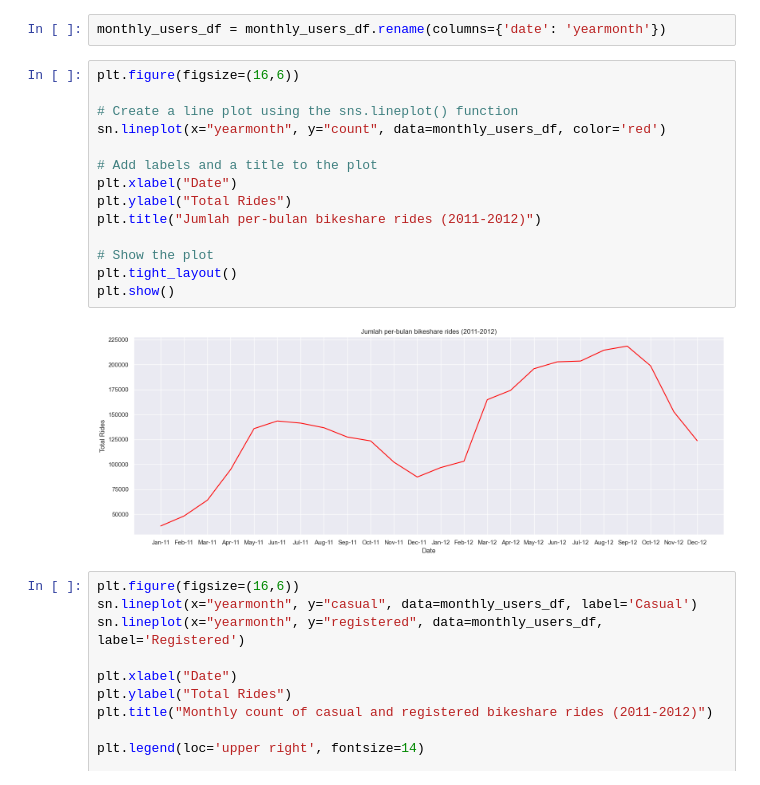
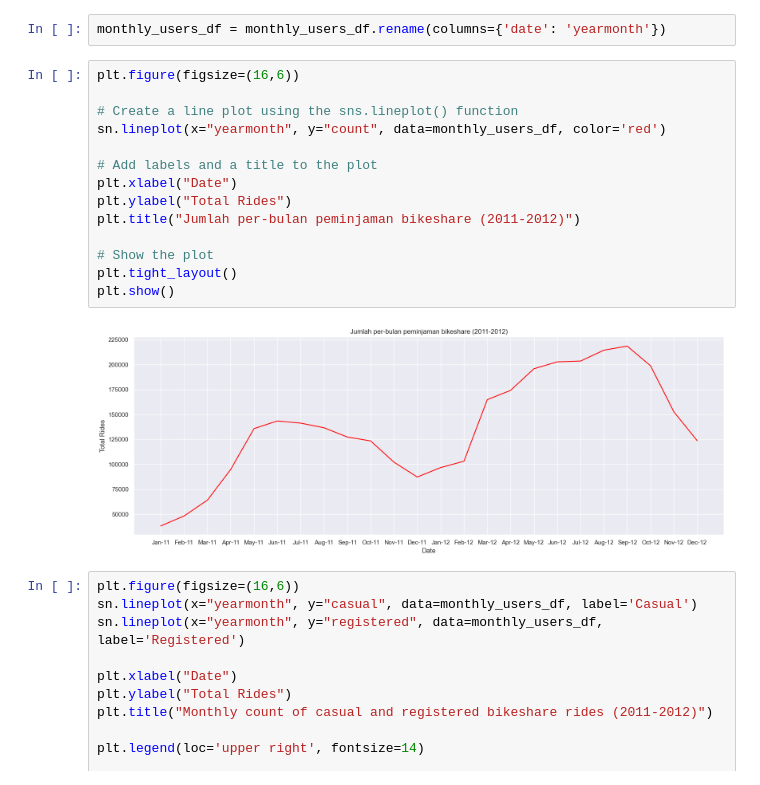
Before and after one commit to RendyAdiyana/Bike-Sharing, a Jupyter notebook: Bike_Sharing_Data Analysis.ipynb, the cells around one changed output. Drawn from its saved outputs; the diff is of its cells as text.

```diff
--- a/Bike_Sharing_Data Analysis.ipynb
+++ b/Bike_Sharing_Data Analysis.ipynb
@@ -932,19 +932,19 @@ monthly_users_df = monthly_users_df.rename(columns={'date': 'yearmonth'})
 # %%
 plt.figure(figsize=(16,6))
 
 # Create a line plot using the sns.lineplot() function
 sn.lineplot(x="yearmonth", y="count", data=monthly_users_df, color='red')
 
 # Add labels and a title to the plot
 plt.xlabel("Date")
 plt.ylabel("Total Rides")
-plt.title("Jumlah per-bulan bikeshare rides (2011-2012)")
+plt.title("Jumlah per-bulan peminjaman bikeshare (2011-2012)")
 
 # Show the plot
 plt.tight_layout()
 plt.show()
 # %% [output]
-[figure, old version]
+[figure, new version]
 # %%
 plt.figure(figsize=(16,6))
 sn.lineplot(x="yearmonth", y="casual", data=monthly_users_df, label='Casual')
```
Also changed, not shown: parts of 1 cell of this notebook, 1 other file.
